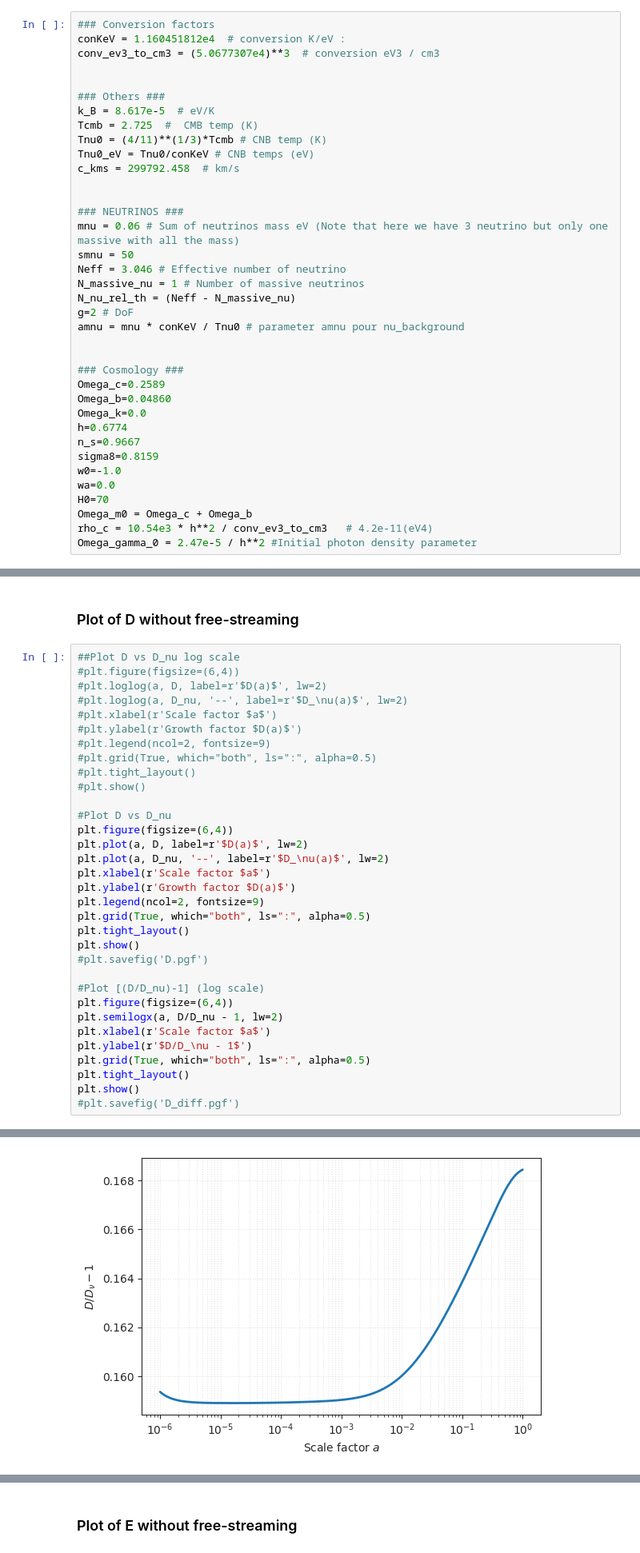
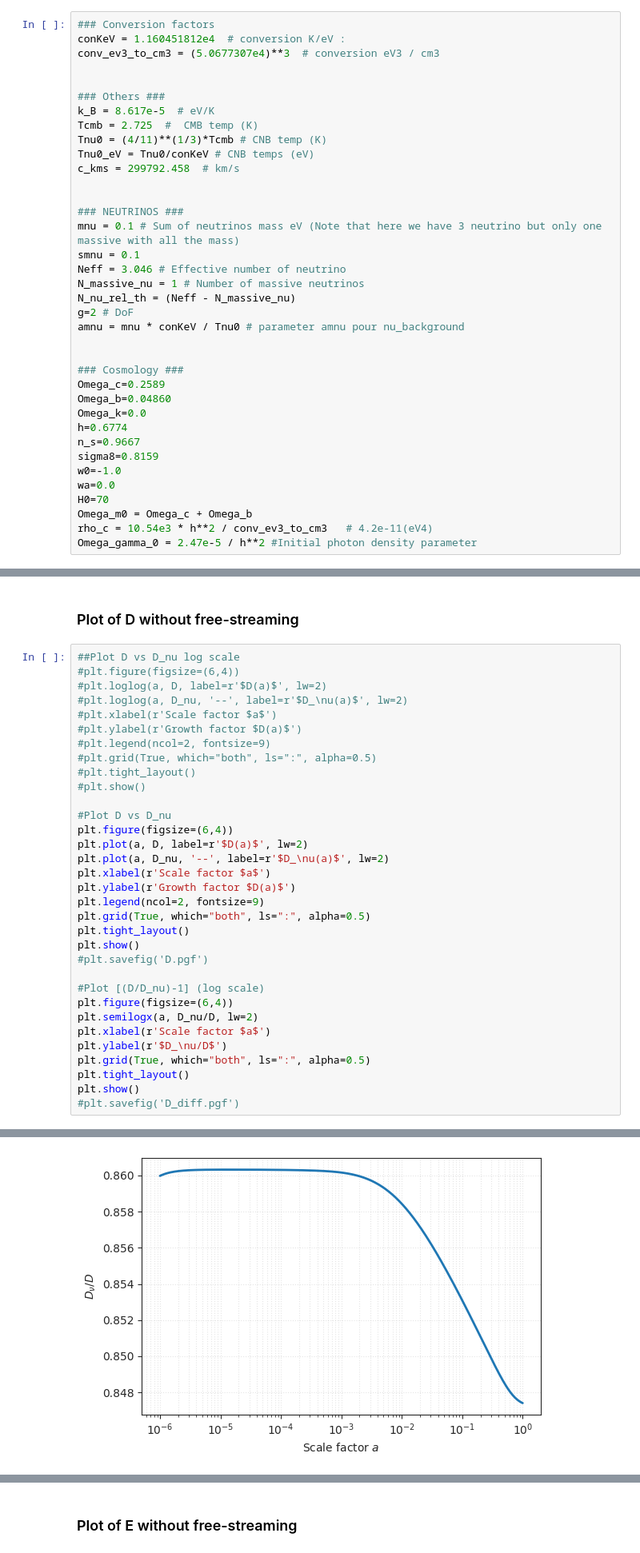
Before and after one commit to Xantyos13/DISCO-DJ, a Jupyter notebook: Neutrinos/Test_bench_neutrinos_impact_on_growth.ipynb, the cells around one changed output, grey strips where cells are left out. Shown at 80% size. Drawn from its saved outputs; the diff is of its cells as text.

```diff
--- a/Neutrinos/Test_bench_neutrinos_impact_on_growth.ipynb
+++ b/Neutrinos/Test_bench_neutrinos_impact_on_growth.ipynb
@@ -67,8 +55,8 @@ c_kms = 299792.458  # km/s
 
 
 ### NEUTRINOS ###
-mnu = 0.06 # Sum of neutrinos mass eV (Note that here we have 3 neutrino but only one massive with all the mass)
-smnu = 50
+mnu = 0.1 # Sum of neutrinos mass eV (Note that here we have 3 neutrino but only one massive with all the mass)
+smnu = 0.1
 Neff = 3.046 # Effective number of neutrino
 N_massive_nu = 1 # Number of massive neutrinos
 N_nu_rel_th = (Neff - N_massive_nu)
@@ -650,34 +638,34 @@ E_nu_k = jnp.array(E_nu_k)
 #plt.loglog(a, D, label=r'$D(a)$', lw=2)
 #plt.loglog(a, D_nu, '--', label=r'$D_\nu(a)$', lw=2)
 #plt.xlabel(r'Scale factor $a$')
 #plt.ylabel(r'Growth factor $D(a)$')
 #plt.legend(ncol=2, fontsize=9)
 #plt.grid(True, which="both", ls=":", alpha=0.5)
 #plt.tight_layout()
 #plt.show()
 
 #Plot D vs D_nu
 plt.figure(figsize=(6,4))
 plt.plot(a, D, label=r'$D(a)$', lw=2)
 plt.plot(a, D_nu, '--', label=r'$D_\nu(a)$', lw=2)
 plt.xlabel(r'Scale factor $a$')
 plt.ylabel(r'Growth factor $D(a)$')
 plt.legend(ncol=2, fontsize=9)
 plt.grid(True, which="both", ls=":", alpha=0.5)
 plt.tight_layout()
 plt.show()
 #plt.savefig('D.pgf')
 
 #Plot [(D/D_nu)-1] (log scale)
 plt.figure(figsize=(6,4))
-plt.semilogx(a, D/D_nu - 1, lw=2)
+plt.semilogx(a, D_nu/D, lw=2)
 plt.xlabel(r'Scale factor $a$')
-plt.ylabel(r'$D/D_\nu - 1$')
+plt.ylabel(r'$D_\nu/D$')
 plt.grid(True, which="both", ls=":", alpha=0.5)
 plt.tight_layout()
 plt.show()
 #plt.savefig('D_diff.pgf')
 # %% [output]
 [figure]
-[figure, old version]
+[figure, new version]
 # %%
```
Also changed, not shown: parts of 13 cells of this notebook, 2 other files.
